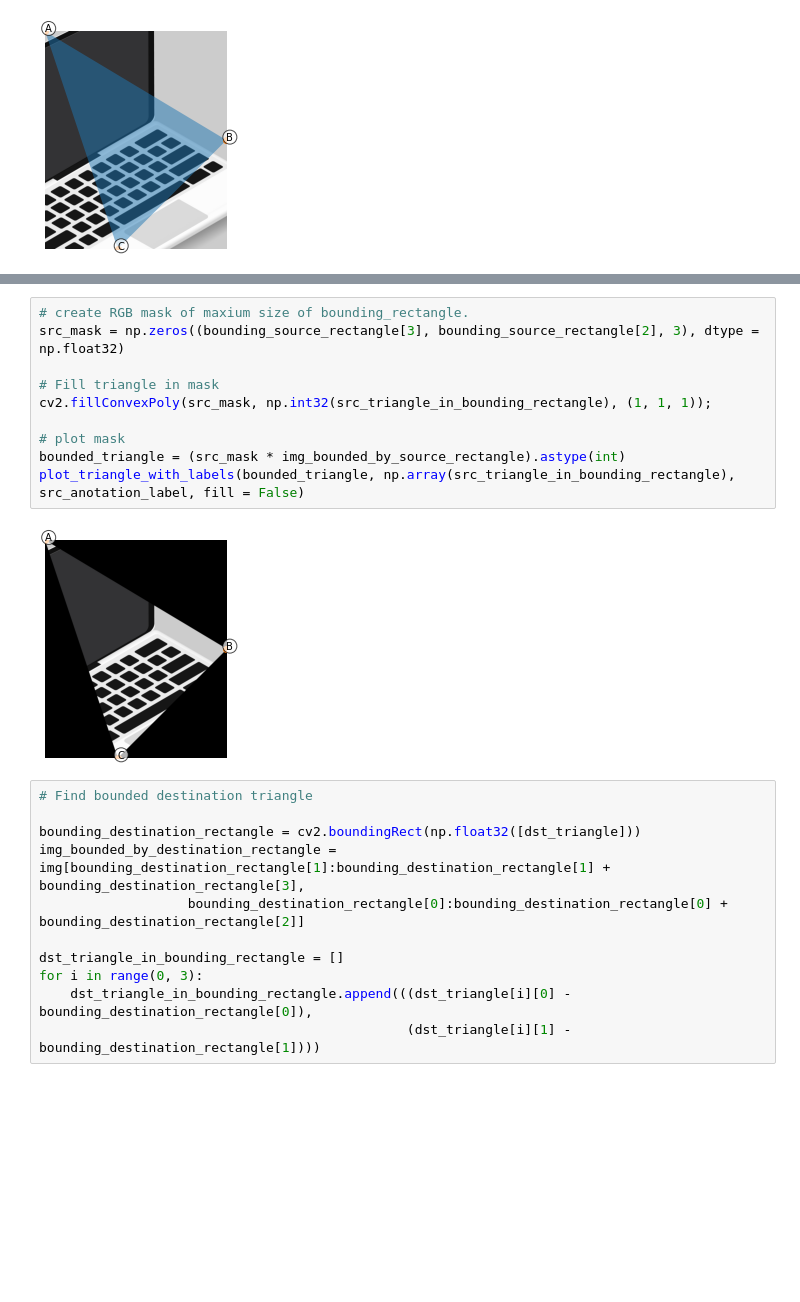
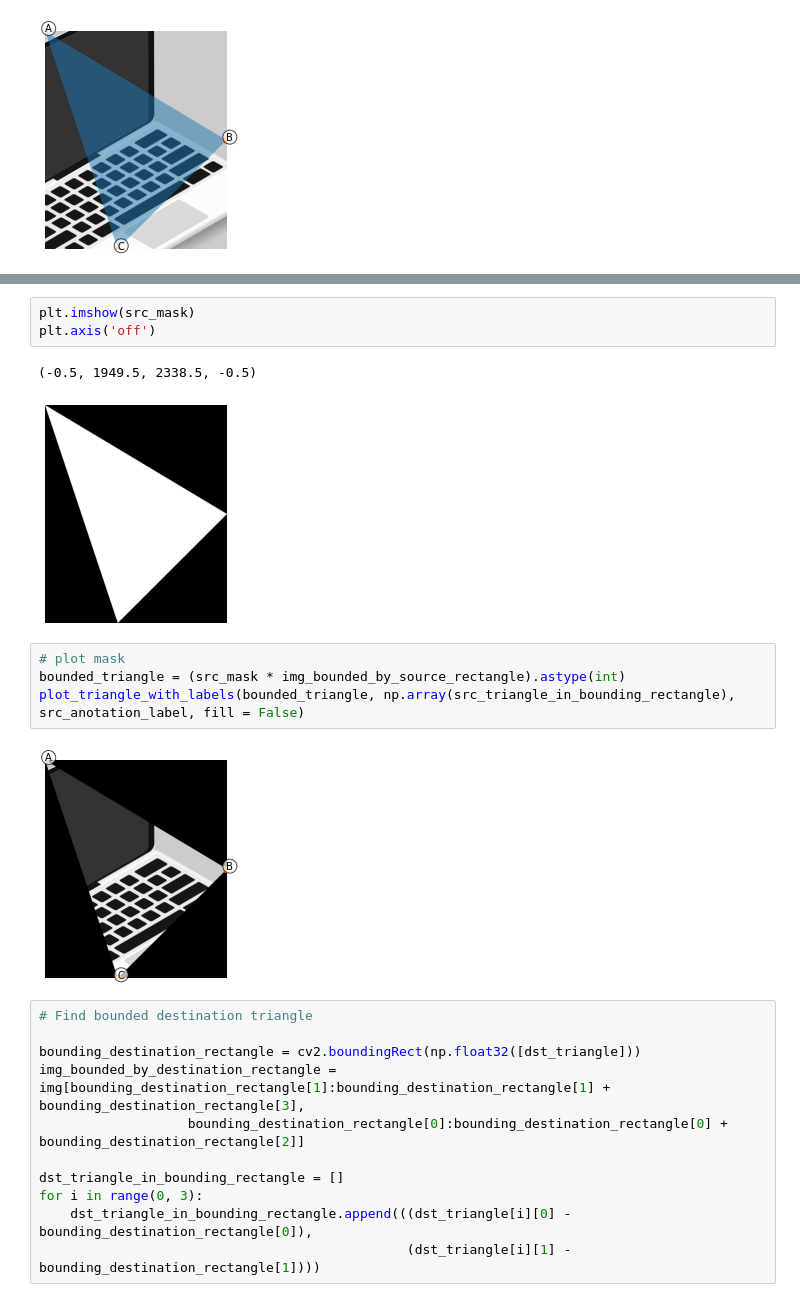
Before and after one commit to waczjoan/Face-Morph, a Jupyter notebook: AffinieTransformation/affine transformation.ipynb, the cells around one changed output, grey strips where cells are left out. Saved outputs shown, nothing was run; the diff lists cells and outputs as text; blank space fills up the shorter version.

```diff
--- a/AffinieTransformation/affine transformation.ipynb
+++ b/AffinieTransformation/affine transformation.ipynb
@@ -73,10 +83,10 @@ plot_triangle_with_labels(img_bounded_by_source_rectangle, np.array(src_triangle
+# %%
+plt.imshow(src_mask)
+plt.axis('off')
+# %% [output]
+(-0.5, 1949.5, 2338.5, -0.5)
+[figure, added]
 # %%
-# create RGB mask of maxium size of bounding_rectangle.
-src_mask = np.zeros((bounding_source_rectangle[3], bounding_source_rectangle[2], 3), dtype = np.float32)
-
-# Fill triangle in mask
-cv2.fillConvexPoly(src_mask, np.int32(src_triangle_in_bounding_rectangle), (1, 1, 1));
-
 # plot mask
 bounded_triangle = (src_mask * img_bounded_by_source_rectangle).astype(int)
 plot_triangle_with_labels(bounded_triangle, np.array(src_triangle_in_bounding_rectangle), src_anotation_label, fill = False)
```
Also changed, not shown: parts of 18 cells of this notebook.
